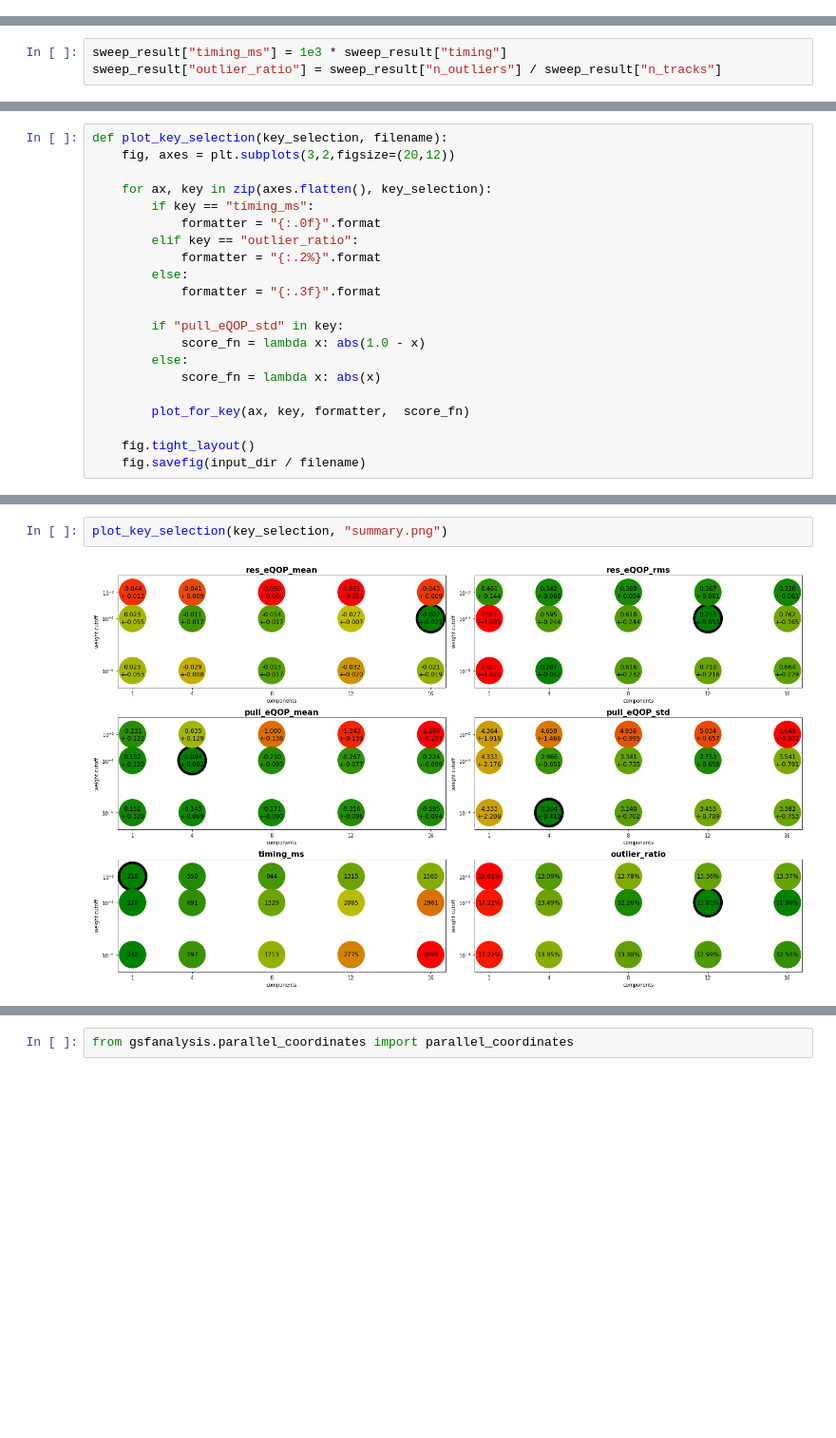
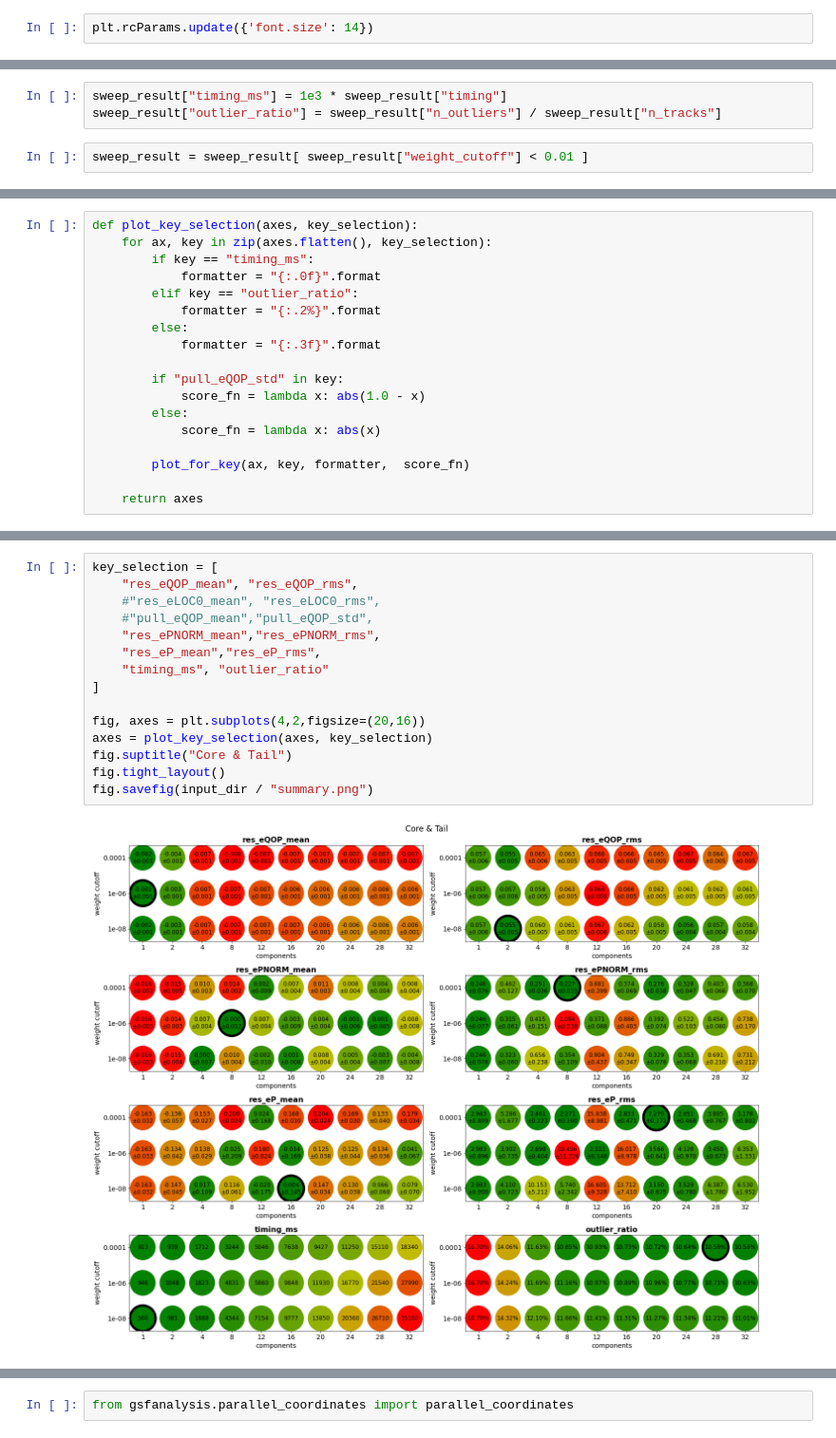
Before and after one commit to benjaminhuth/acts-gsf-scripts, a Jupyter notebook: notebooks/analyse_sweep.ipynb, the cells around one changed output, grey strips where cells are left out. Shown at 95% size. Saved outputs shown, nothing was run; the diff lists cells and outputs as text; blank space fills up the shorter version.

```diff
--- a/notebooks/analyse_sweep.ipynb
+++ b/notebooks/analyse_sweep.ipynb
@@ -13,2 +12,4 @@ gyr_cmap
+# %%
+plt.rcParams.update({'font.size': 14})
 # %%
 input_dir = Path("../output_sweep")
@@ -36,6 +58,8 @@ Index(['events', 'jobs', 'particles', 'pmin', 'pmax', 'filter_outliers',
 # %%
 sweep_result["timing_ms"] = 1e3 * sweep_result["timing"]
 sweep_result["outlier_ratio"] = sweep_result["n_outliers"] / sweep_result["n_tracks"]
+# %%
+sweep_result = sweep_result[ sweep_result["weight_cutoff"] < 0.01 ]
 # %%
 sweep_result[["n_tracks", "n_outliers", "outlier_ratio", "timing_ms","components","weight_cutoff", "res_eQOP_mean", "res_eQOP_rms", "res_eQOP_mean_core", "res_eQOP_rms_core"]]
 # %% [output]
@@ -84,9 +121,7 @@ def plot_for_key(ax, key, formatter, score_fn):
 
     ax.set_title(key, fontweight="bold", fontdict={"size": 16})
 # %%
-def plot_key_selection(key_selection, filename):
-    fig, axes = plt.subplots(3,2,figsize=(20,12))
-
+def plot_key_selection(axes, key_selection):
     for ax, key in zip(axes.flatten(), key_selection):
         if key == "timing_ms":
             formatter = "{:.0f}".format
@@ -102,5 +137,4 @@ def plot_key_selection(key_selection, filename):
 
         plot_for_key(ax, key, formatter,  score_fn)
 
-    fig.tight_layout()
-    fig.savefig(input_dir / filename)
+    return axes
@@ -110,5 +141,18 @@ key_selection_core = [ key + "_core" if "eQOP" in key else key for key in key_se
 # %%
-plot_key_selection(key_selection, "summary.png")
+key_selection = [
+    "res_eQOP_mean", "res_eQOP_rms",
+    #"res_eLOC0_mean", "res_eLOC0_rms",
+    #"pull_eQOP_mean","pull_eQOP_std",
+    "res_ePNORM_mean","res_ePNORM_rms",
+    "res_eP_mean","res_eP_rms",
+    "timing_ms", "outlier_ratio"
+]
+
+fig, axes = plt.subplots(4,2,figsize=(20,16))
+axes = plot_key_selection(axes, key_selection)
+fig.suptitle("Core & Tail")
+fig.tight_layout()
+fig.savefig(input_dir / "summary.png")
 # %% [output]
-[figure, old version]
+[figure, new version]
 # %%
```
Also changed, not shown: parts of 11 cells of this notebook, 14 other files.
